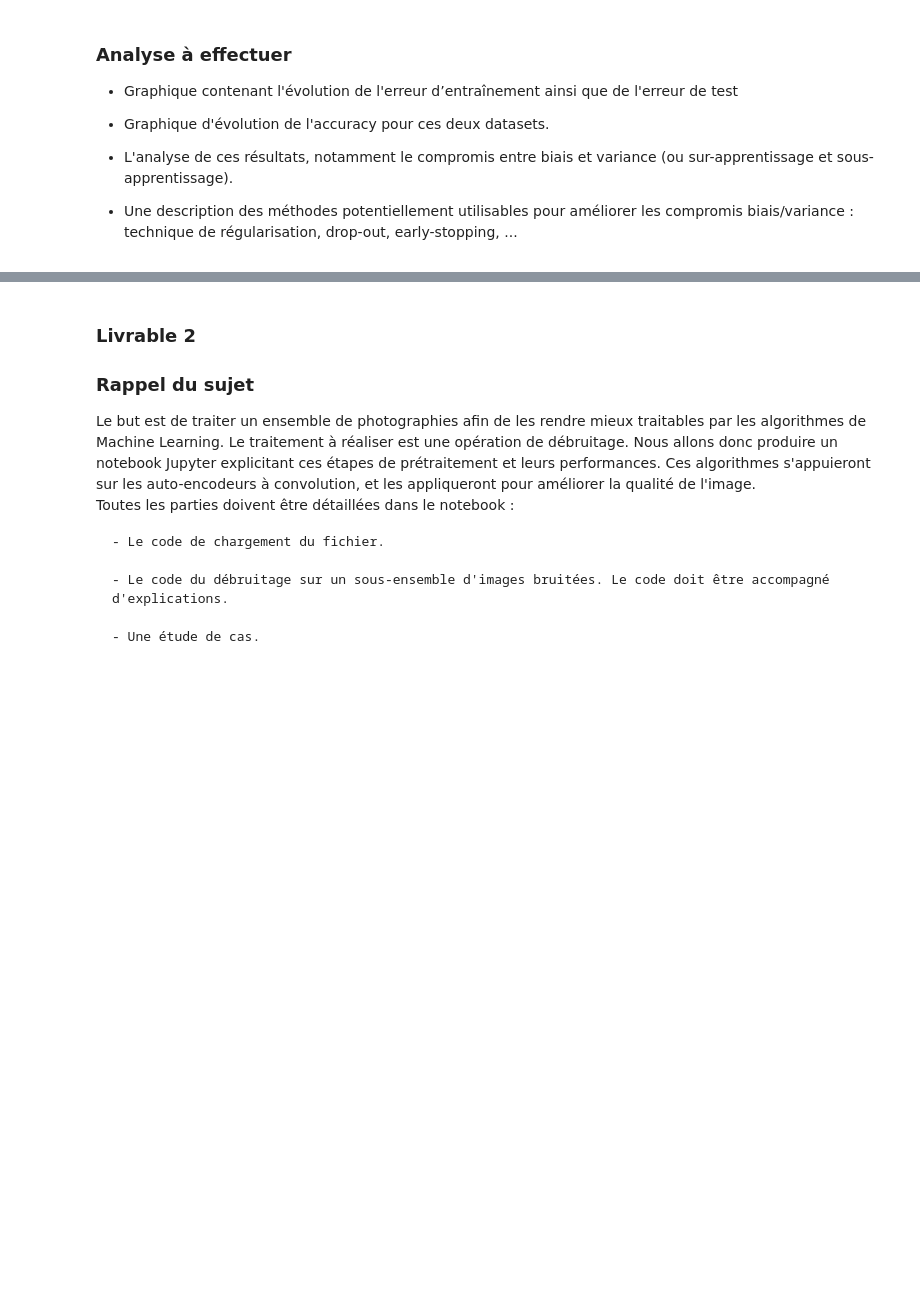
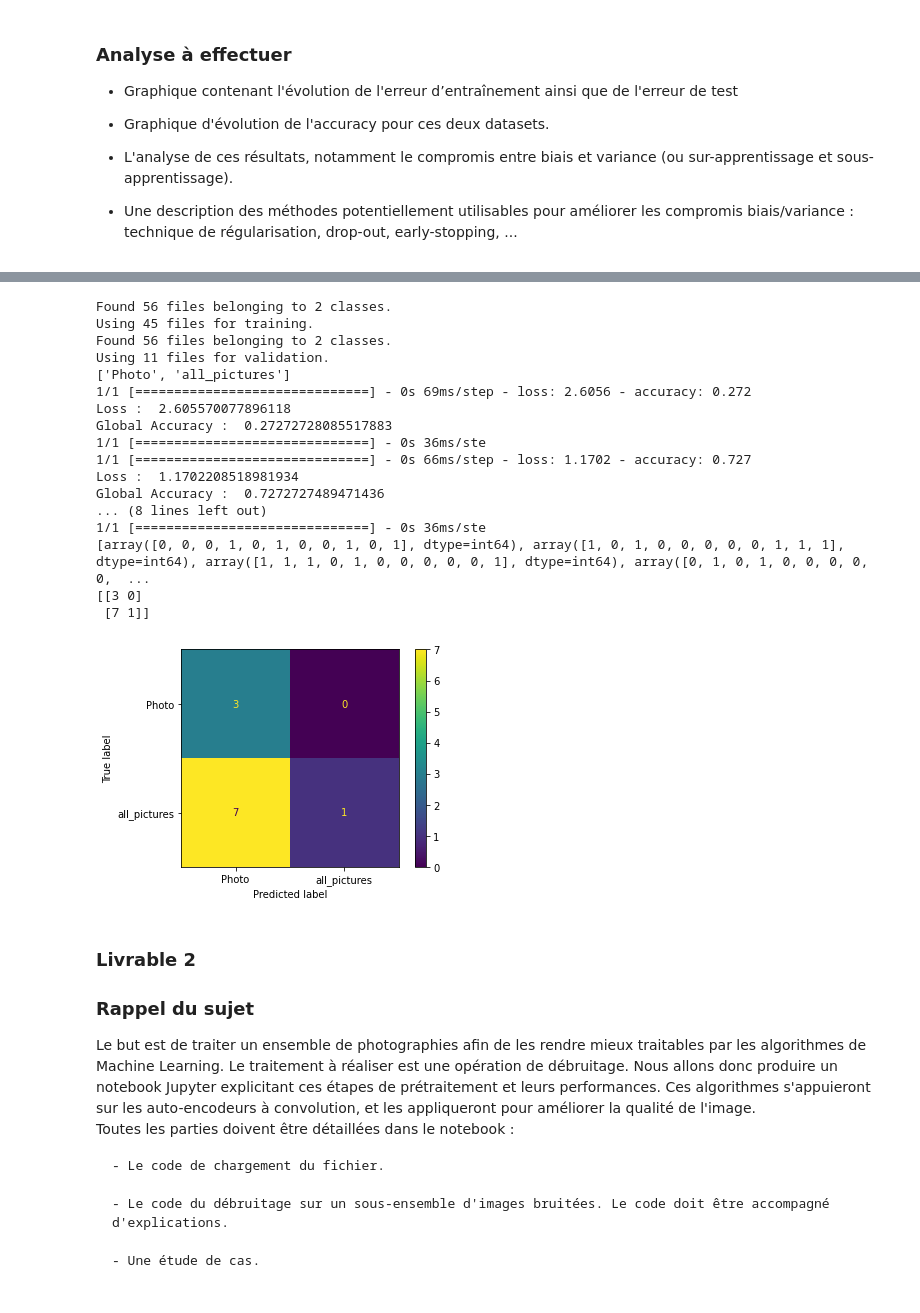
Before and after one commit to Variares1/Projet_DataScience_A5, a Jupyter notebook: Projet_Data_Science_G3/PrezIA.ipynb, the cells around one changed output, grey strips where cells are left out. Saved outputs shown, nothing was run; the diff lists cells and outputs as text; code cells hidden in the pictures; blank space fills up the shorter version.

```diff
--- a/Projet_Data_Science_G3/PrezIA.ipynb
+++ b/Projet_Data_Science_G3/PrezIA.ipynb
@@ -90,6 +74,6 @@ Using 8279 files for validation.
 # %%
 new_model = tf.keras.models.load_model('../Projet_Data_Science_G3/model/my_best_model.epoch19-loss0.59.hdf5')
-score, accuracy = new_model.evaluate(test_set, batch_size=batch_s)
+score, accuracy = new_model.evaluate(prez_set, batch_size=batch_s)
 print('Loss : ', score)
 print('Global Accuracy : ', accuracy)
 # %% [output]
@@ -98,0 +110,41 @@ Global Accuracy :  0.8328300714492798
+# %%
+Photo_Painting_model = tf.keras.models.load_model('../Projet_Data_Science_G3/model/my_best_model_Photo_Painting.epoch24-loss0.34.hdf5')
+Photo_Schementic_model = tf.keras.models.load_model('../Projet_Data_Science_G3/model/my_best_model_Photo_Schementic.epoch12-loss0.11.hdf5')
+Photo_Sketch_model = tf.keras.models.load_model('../Projet_Data_Science_G3/model/my_best_model_Photo_Sketch.epoch12-loss0.00.hdf5')
+Photo_Text_model = tf.keras.models.load_model('../Projet_Data_Science_G3/model/my_best_model_Photo_Text.epoch17-loss0.01.hdf5')
+all_model = [Photo_Painting_model, Photo_Schementic_model, Photo_Sketch_model, Photo_Text_model]
+
+import Classifier_Binary
+
+def all_binary_classifier(train_set, test_set, batch_s, model):
+    Classifier_Binary.autotune_Dataset(train_set, test_set)
+    score, accuracy = model.evaluate(test_set, batch_size=batch_s)
+    print('Loss : ', score)
+    print('Global Accuracy : ', accuracy)
+    return model.predict(test_set, verbose=1).argmax(axis=1)
+
+def all_classifier(train_set, test_set, batch_s, all_model):
+    predictions_list = []
+    for model in all_model:
+        predictions_list.append(all_binary_classifier(train_set, test_set, batch_s, model))
+    return predictions_list
+
+def pred_multi_binary_model(batch_size, dataset_binary):
+    train_set, test_set = Classifier_Binary.dataset(dataset_binary, image_h=180, image_w=180,
+                                                    batch_s=batch_size)
+    pred = all_classifier(train_set, test_set, batch_size, all_model)
+    print(pred)
+    labels_pred = []
+    for p1, p2, p3, p4 in zip(pred[0], pred[1], pred[2], pred[3]):
+        res = p1 + p2 + p3 + p4
+        proba = res / 4 if res != 0 else res
+        labels_pred.append(1 if proba > 0.5 else 0)
+    labels = []
+    for image_batch, label_batch in test_set:
+        [labels.append(y.numpy()) for y in label_batch]
+
+    print(confusion_matrix(labels, labels_pred))
+
+    new_confus_mtx = sk.metrics.confusion_matrix(labels,labels_pred)
+    disp = sk.metrics.ConfusionMatrixDisplay(new_confus_mtx,display_labels=test_set.class_names)
+    disp.plot()
@@ -99,3 +158,24 @@ Global Accuracy :  0.8328300714492798
+# %%
+pred_multi_binary_model(batch_s,"../Dataset soutenance Binary/")
+# %% [output]
+Found 56 files belonging to 2 classes.
+Using 45 files for training.
+Found 56 files belonging to 2 classes.
+Using 11 files for validation.
+['Photo', 'all_pictures']
+1/1 [==============================] - 0s 69ms/step - loss: 2.6056 - accuracy: 0.272
+Loss :  2.605570077896118
+Global Accuracy :  0.27272728085517883
+1/1 [==============================] - 0s 36ms/ste
+1/1 [==============================] - 0s 66ms/step - loss: 1.1702 - accuracy: 0.727
+Loss :  1.1702208518981934
+Global Accuracy :  0.7272727489471436
+... (8 lines left out)
+1/1 [==============================] - 0s 36ms/ste
+[array([0, 0, 0, 1, 0, 1, 0, 0, 1, 0, 1], dtype=int64), array([1, 0, 1, 0, 0, 0, 0, 0, 1, 1, 1], dtype=int64), array([1, 1, 1, 0, 1, 0, 0, 0, 0, 0, 1], dtype=int64), array([0, 1, 0, 1, 0, 0, 0, 0, 0,  ...
+[[3 0]
+ [7 1]]
+[figure, added]
 # %% [markdown]
 ### Livrable 2
 
```
Also changed, not shown: parts of 10 cells of this notebook.
